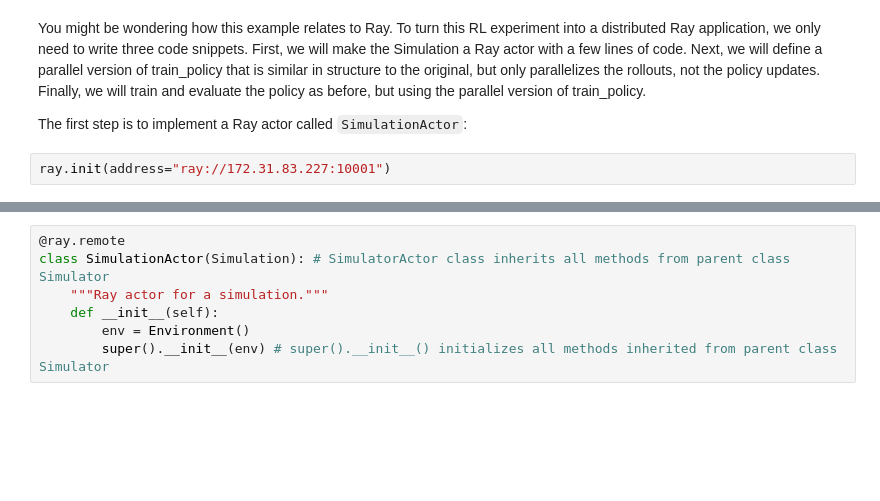
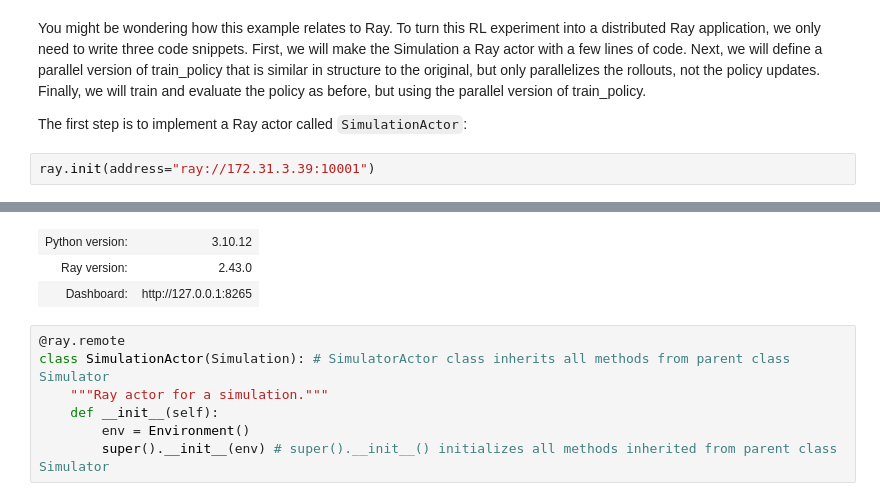
Before and after one commit to tddg/ds5110-spring25, a Jupyter notebook: assets/datasets/ray_maze_demo.ipynb, the cells around one changed output, grey strips where cells are left out. Drawn from its saved outputs; the diff is of its cells as text; blank space fills up the shorter version.

```diff
--- a/assets/datasets/ray_maze_demo.ipynb
+++ b/assets/datasets/ray_maze_demo.ipynb
@@ -255,4 +313,5 @@ You might be wondering how this example relates to Ray. To turn this RL experime
 
 The first step is to implement a Ray actor called `SimulationActor`:
 # %%
-ray.init(address="ray://172.31.83.227:10001")
+ray.init(address="ray://172.31.3.39:10001")
+# %% [output]
@@ -259,3 +319,6 @@ ray.init(address="ray://172.31.83.227:10001")
+| Python version: | 3.10.12 |
+| Ray version: | 2.43.0 |
+| Dashboard: | http://127.0.0.1:8265 |
 # %%
 @ray.remote
 class SimulationActor(Simulation): # SimulatorActor class inherits all methods from parent class Simulator
```
Also changed, not shown: parts of 9 cells of this notebook, 1 other file.
